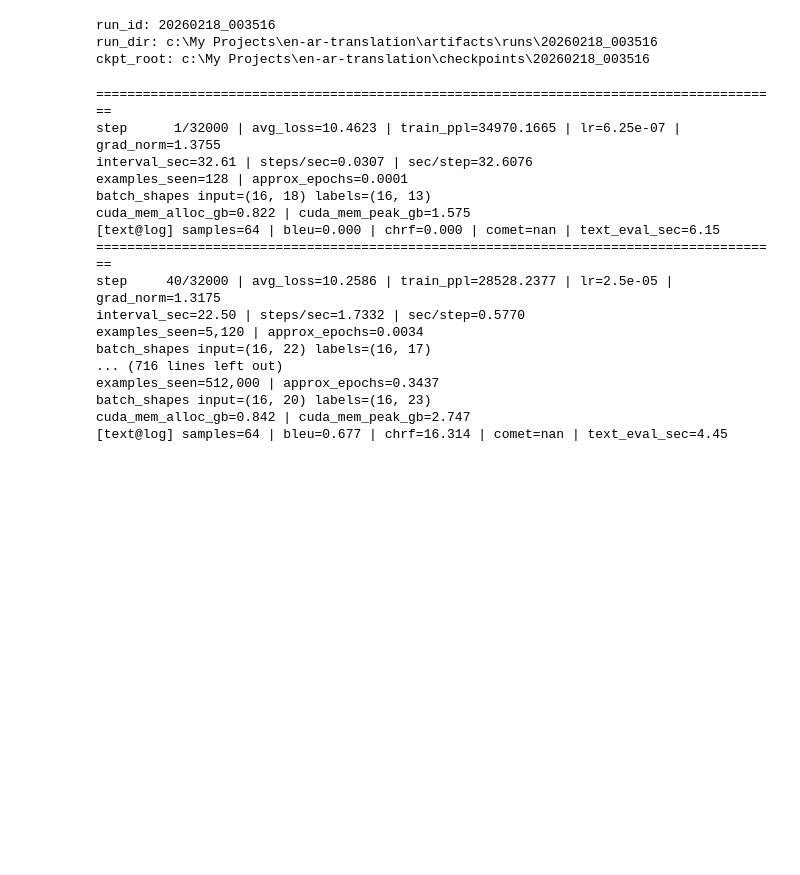
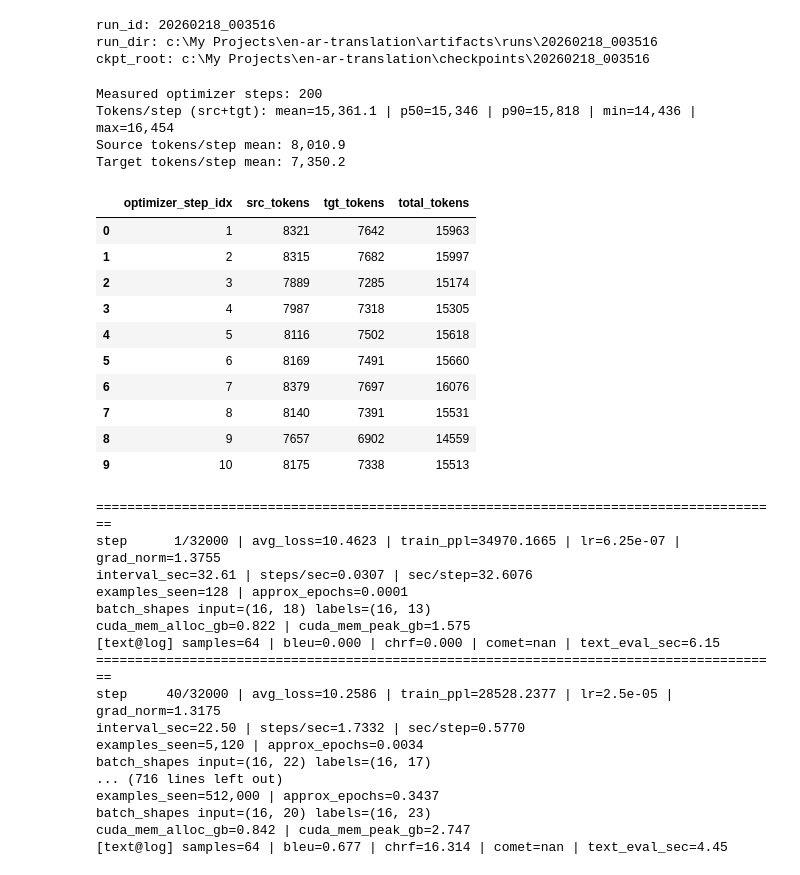
Before and after one commit to mamounyosef/en-ar-translation, a Jupyter notebook: notebooks/02_model_training.ipynb, the cells around one changed output. Cells and saved outputs as stored; diff of their text form; code cells hidden in the pictures; blank space fills up the shorter version.

```diff
--- a/notebooks/02_model_training.ipynb
+++ b/notebooks/02_model_training.ipynb
@@ -1111,6 +1106,78 @@ bleu_metric, chrf_metric, comet_metric = _load_text_metrics(enable_comet=enable_
 run_id: 20260218_003516
 run_dir: c:\My Projects\en-ar-translation\artifacts\runs\20260218_003516
 ckpt_root: c:\My Projects\en-ar-translation\checkpoints\20260218_003516
+# %%
+# Token count per optimizer step (source + target), measured from real batches
+import numpy as np
+import pandas as pd
+
+assert "train_loader" in globals(), "Run data loader cell first"
+assert "gradient_accumulation_steps" in globals(), "Run config cell first"
+
+num_steps_to_measure = 200  # change if you want
+
+src_tokens_steps = []
+tgt_tokens_steps = []
+total_tokens_steps = []
+
+acc_src = 0
+acc_tgt = 0
+micro = 0
+
+for batch in train_loader:
+    micro += 1
+
+    # source tokens (non-pad)
+    src_tokens = int(batch["attention_mask"].sum().item())
+
+    # target tokens (non -100 label positions)
+    tgt_tokens = int((batch["labels"] != -100).sum().item())
+
+    acc_src += src_tokens
+    acc_tgt += tgt_tokens
+
+    if micro % gradient_accumulation_steps == 0:
+        src_tokens_steps.append(acc_src)
+        tgt_tokens_steps.append(acc_tgt)
+        total_tokens_steps.append(acc_src + acc_tgt)
+        acc_src, acc_tgt = 0, 0
+
+        if len(total_tokens_steps) >= num_steps_to_measure:
+            break
+
+s = pd.Series(total_tokens_steps, name="total_tokens_per_optimizer_step")
+
+print(f"Measured optimizer steps: {len(s)}")
+print(
+    f"Tokens/step (src+tgt): mean={s.mean():,.1f} | p50={s.quantile(0.5):,.0f} | "
+    f"p90={s.quantile(0.9):,.0f} | min={s.min():,.0f} | max={s.max():,.0f}"
+)
+print(f"Source tokens/step mean: {np.mean(src_tokens_steps):,.1f}")
+print(f"Target tokens/step mean: {np.mean(tgt_tokens_steps):,.1f}")
+
+tokens_per_step_df = pd.DataFrame({
+    "optimizer_step_idx": np.arange(1, len(s) + 1),
+    "src_tokens": src_tokens_steps,
+    "tgt_tokens": tgt_tokens_steps,
+    "total_tokens": total_tokens_steps,
+})
+tokens_per_step_df.head(10)
+# %% [output]
+Measured optimizer steps: 200
+Tokens/step (src+tgt): mean=15,361.1 | p50=15,346 | p90=15,818 | min=14,436 | max=16,454
+Source tokens/step mean: 8,010.9
+Target tokens/step mean: 7,350.2
+|  | optimizer_step_idx | src_tokens | tgt_tokens | total_tokens |
+| 0 | 1 | 8321 | 7642 | 15963 |
+| 1 | 2 | 8315 | 7682 | 15997 |
+| 2 | 3 | 7889 | 7285 | 15174 |
+| 3 | 4 | 7987 | 7318 | 15305 |
+| 4 | 5 | 8116 | 7502 | 15618 |
+| 5 | 6 | 8169 | 7491 | 15660 |
+| 6 | 7 | 8379 | 7697 | 16076 |
+| 7 | 8 | 8140 | 7391 | 15531 |
+| 8 | 9 | 7657 | 6902 | 14559 |
+| 9 | 10 | 8175 | 7338 | 15513 |
 # %%
 # Training state
 model.train()
```
Also changed, not shown: parts of 17 cells of this notebook, 9 other files.
